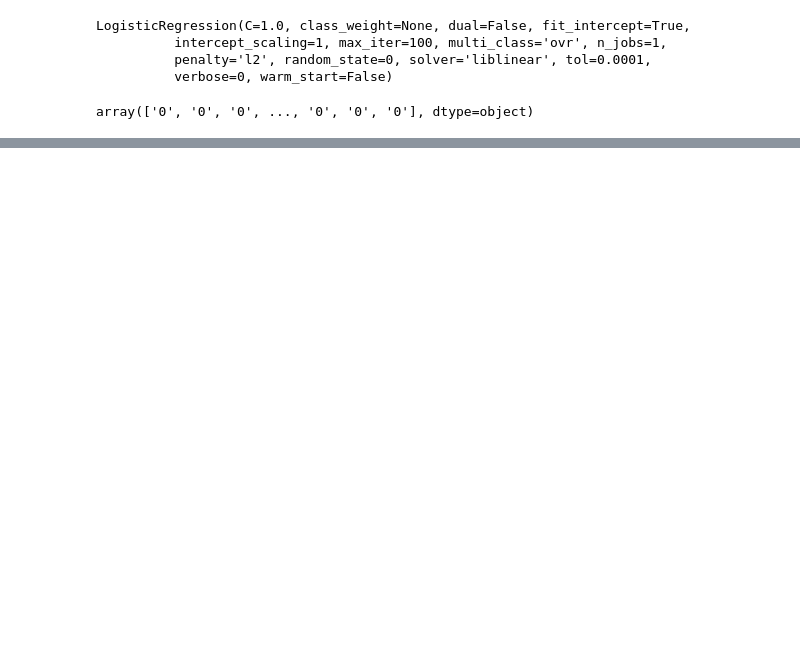
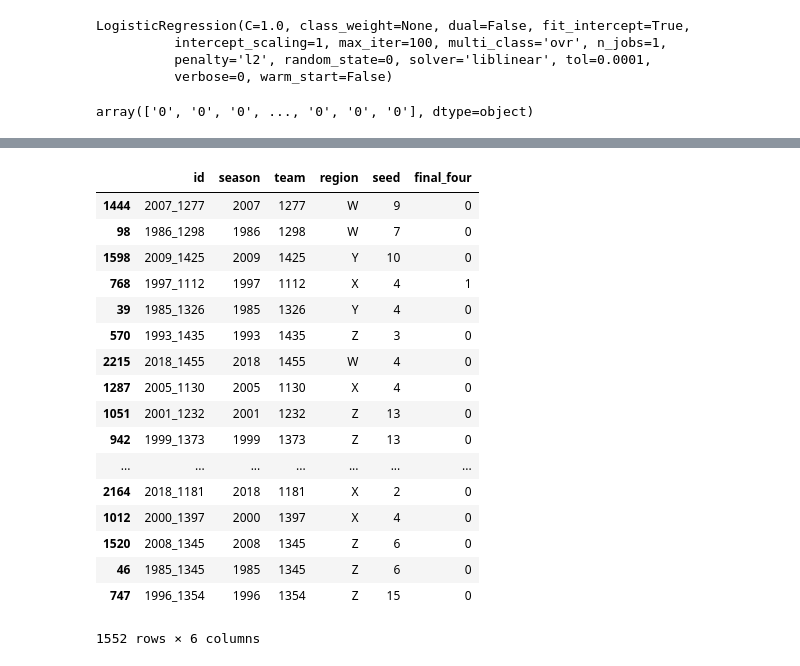
Before and after one commit to airik55082/march-madness-2019, a Jupyter notebook: try_logistic_regression_with_probabilities.ipynb, the cells around one changed output, grey strips where cells are left out. Saved outputs shown, nothing was run; the diff lists cells and outputs as text; code cells hidden in the pictures; blank space fills up the shorter version.

Commit message:
Added permutation

```diff
--- a/try_logistic_regression_with_probabilities.ipynb
+++ b/try_logistic_regression_with_probabilities.ipynb
@@ -300,0 +301,3 @@ array([[0.99814958, 0.00185042],
+# %%
+length = dataset_historical.shape[0]
+length
@@ -300,0 +306,3 @@ array([[0.99814958, 0.00185042],
+# %%
+train_index_stop = int(length * 0.7)
+train_index_stop
@@ -300,0 +344,27 @@ array([[0.99814958, 0.00185042],
+# %%
+import numpy as np
+length = dataset_historical.shape[0]
+permutation = np.random.RandomState(0).permutation(length)
+train_permutation = permutation[:train_index_stop]
+test_permutation = permutation[train_index_stop:]
+# %%
+dataset_historical.loc[train_permutation]
+# %% [output]
+|  | id | season | team | region | seed | final_four |
+| 1444 | 2007_1277 | 2007 | 1277 | W | 9 | 0 |
+| 98 | 1986_1298 | 1986 | 1298 | W | 7 | 0 |
+| 1598 | 2009_1425 | 2009 | 1425 | Y | 10 | 0 |
+| 768 | 1997_1112 | 1997 | 1112 | X | 4 | 1 |
+| 39 | 1985_1326 | 1985 | 1326 | Y | 4 | 0 |
+| 570 | 1993_1435 | 1993 | 1435 | Z | 3 | 0 |
+| 2215 | 2018_1455 | 2018 | 1455 | W | 4 | 0 |
+| 1287 | 2005_1130 | 2005 | 1130 | X | 4 | 0 |
+| 1051 | 2001_1232 | 2001 | 1232 | Z | 13 | 0 |
+| 942 | 1999_1373 | 1999 | 1373 | Z | 13 | 0 |
+| ... | ... | ... | ... | ... | ... | ... |
+| 2164 | 2018_1181 | 2018 | 1181 | X | 2 | 0 |
+| 1012 | 2000_1397 | 2000 | 1397 | X | 4 | 0 |
+| 1520 | 2008_1345 | 2008 | 1345 | Z | 6 | 0 |
+| 46 | 1985_1345 | 1985 | 1345 | Z | 6 | 0 |
+| 747 | 1996_1354 | 1996 | 1354 | Z | 15 | 0 |
+1552 rows × 6 columns
```
Also changed, not shown: parts of 13 cells of this notebook.
